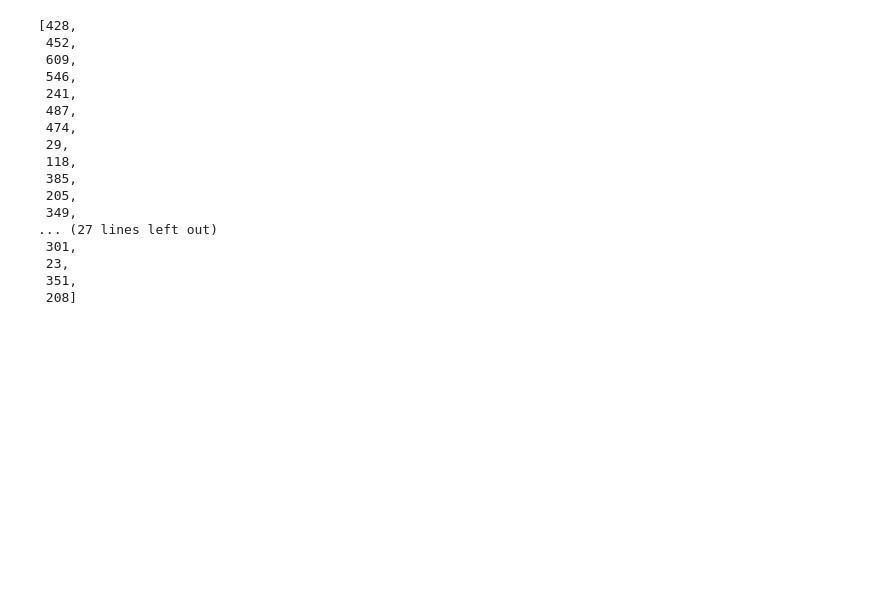
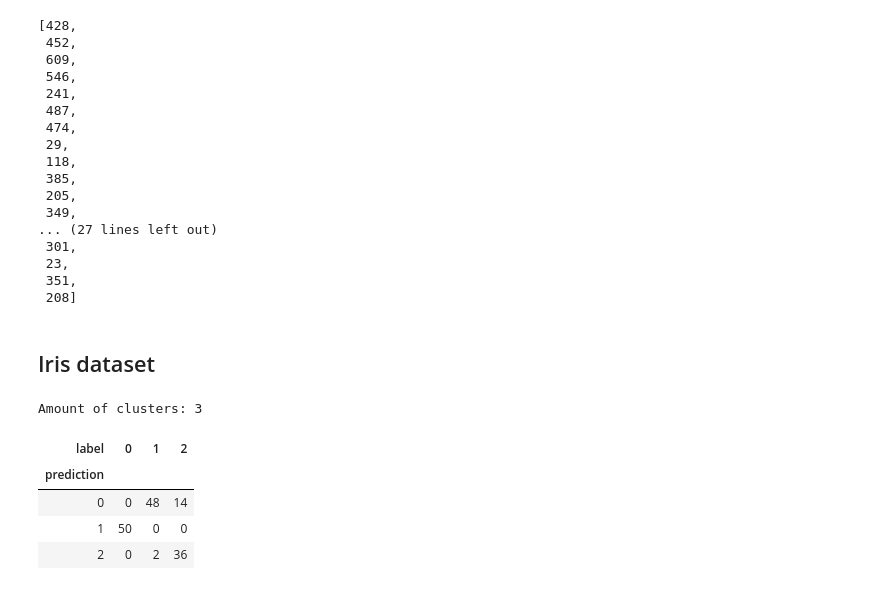
Before and after one commit to kristynpantoja/stat616project, a Jupyter notebook: stat616project.ipynb, the cells around one changed output. Drawn from its saved outputs; the diff is of its cells as text; code cells hidden in the pictures; blank space fills up the shorter version.

```diff
--- a/stat616project.ipynb
+++ b/stat616project.ipynb
@@ -345,3 +343,43 @@ noise
  208]
 # %%
 # seems to classify a lot of data as outliers, which may not be a good thing for segmentation!
+# %% [markdown]
+## Iris dataset
+# %%
+import matplotlib.pyplot as plt
+from mpl_toolkits.mplot3d import Axes3D
+from sklearn import datasets
+from sklearn.decomposition import PCA
+
+# import iris dataset
+iris = datasets.load_iris()
+X = iris.data[:, :4]  # we only take the first two features.
+y = iris.target
+# turn X into a list necessary for CLIQUE
+# %%
+# a perhaps more reasonable value for number of intervals
+intervals = 5  # defines amount of cells in grid in each dimension
+threshold = 4   # lets consider each point as non-outlier
+clique_instance = clique(X, intervals, threshold)
+clique_instance.process()
+clusters = clique_instance.get_clusters()  # allocated clusters
+noise = clique_instance.get_noise()     # points that are considered as outliers (in this example should be empty)
+cells = clique_instance.get_cells()     # CLIQUE blocks that forms grid
+print("Amount of clusters:", len(clusters))
+iris_cliquepred2 = pd.Series()
+# %% [output]
+Amount of clusters: 3
+# %%
+# try k means on Iris dataset
+kmeans_iris = KMeans(n_clusters = 3, random_state = 0).fit(X)
+# %%
+predictions = pd.DataFrame(kmeans_iris.predict(X))
+predictions = pd.concat([pd.Series(y), predictions], axis = 1)
+predictions.columns = ["label", "prediction"]
+pd.crosstab(predictions["label"], predictions["prediction"]).T
+# %% [output]
+| label | 0 | 1 | 2 |
+| prediction |  |  |  |
+| 0 | 0 | 48 | 14 |
+| 1 | 50 | 0 | 0 |
+| 2 | 0 | 2 | 36 |
```
Also changed, not shown: parts of 2 cells of this notebook.
